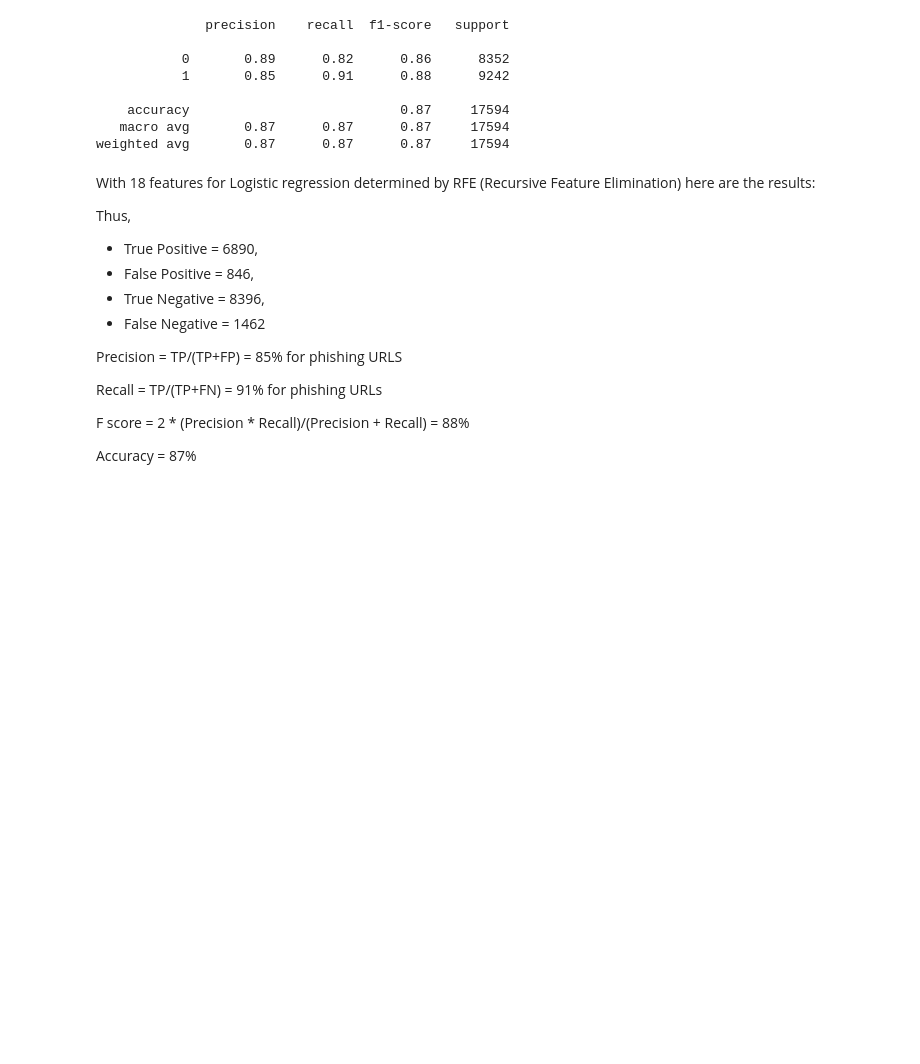
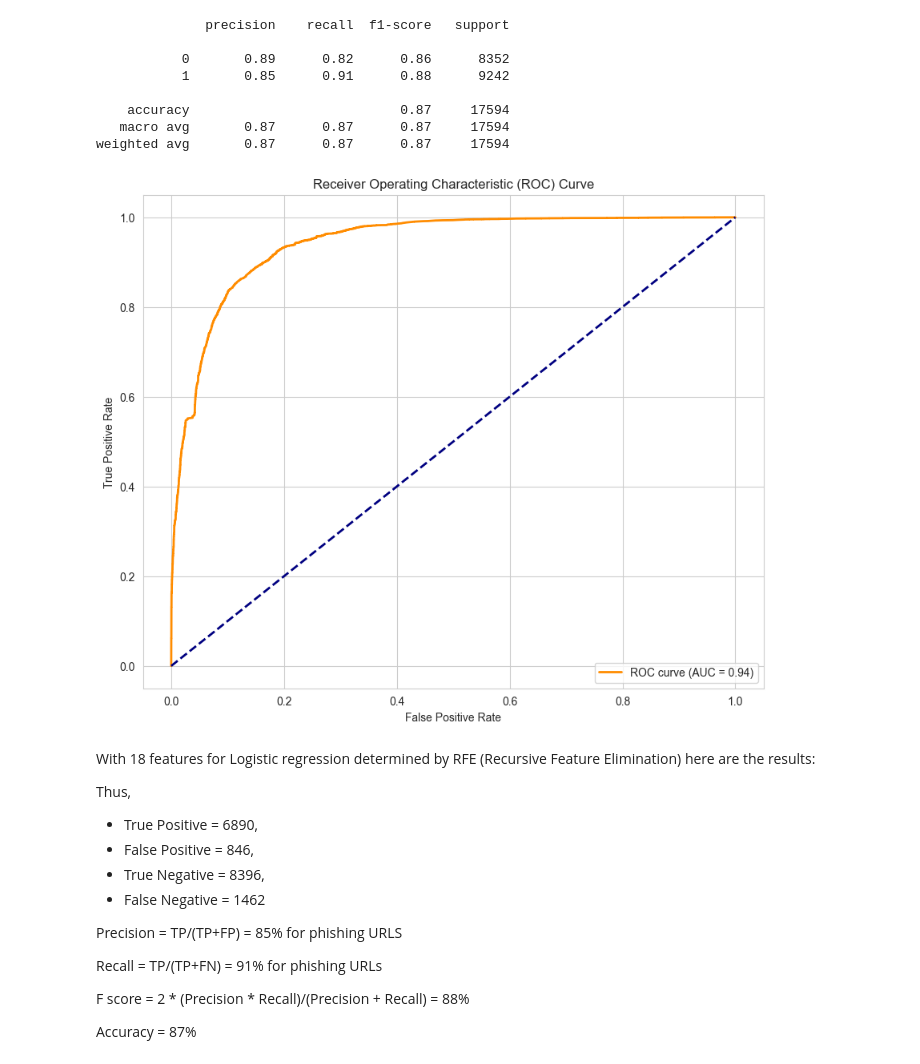
Before and after one commit to arvyz/phishing, a Jupyter notebook: phishing_research_std.ipynb, the cells around one changed output. Cells and saved outputs as stored; diff of their text form; code cells hidden in the pictures; blank space fills up the shorter version.

Commit message:
added ROC curves

```diff
--- a/phishing_research_std.ipynb
+++ b/phishing_research_std.ipynb
@@ -271,3 +275,21 @@ array(['qty_dot_url', 'qty_underline_url', 'qty_at_url',
+# %%
+def plot_model_roc(fpr,tpr,roc_auc_score):
+    """
+    :param fpr: False Positive Rate Vector based on preds v/ actuals
+    :param tpr: True Positive Rate Vector based on preds v/ actuals
+    :param roc_aoc_score: Overall trade off score.
+    """
+    # Plotting with seaborn
+    sns.set_style('whitegrid')
+    plt.figure(figsize=(10, 8))
+    lw = 2
+    plt.plot(fpr, tpr, color='darkorange', lw=lw, label='ROC curve (AUC = %0.2f)' % roc_auc_score)
+    plt.plot([0, 1], [0, 1], color='navy', lw=lw, linestyle='--')
+    plt.xlabel('False Positive Rate')
+    plt.ylabel('True Positive Rate')
+    plt.title('Receiver Operating Characteristic (ROC) Curve')
+    plt.legend(loc="lower right")
+    plt.show()
 # %% [markdown]
 ### Model Implementation
 
@@ -606,6 +628,16 @@ print(classification_report(y_test_18,y_pred))
     accuracy                           0.87     17594
    macro avg       0.87      0.87      0.87     17594
 weighted avg       0.87      0.87      0.87     17594
+# %%
+# Predict probabilities
+y_probs = logreg.predict_proba(X_test_18)[:, 1]  # get the probability of the positive class
+
+# Compute ROC curve
+fpr, tpr, thresholds = roc_curve(y_test_18, y_probs)
+roc_auc = roc_auc_score(y_test_18, y_probs)
+plot_model_roc(fpr,tpr,roc_auc)
+# %% [output]
+[figure, added]
 # %% [markdown]
 With 18 features for Logistic regression determined by RFE (Recursive Feature Elimination) here are the results:
 
```
Also changed, not shown: parts of 17 cells of this notebook, 1 other file.
